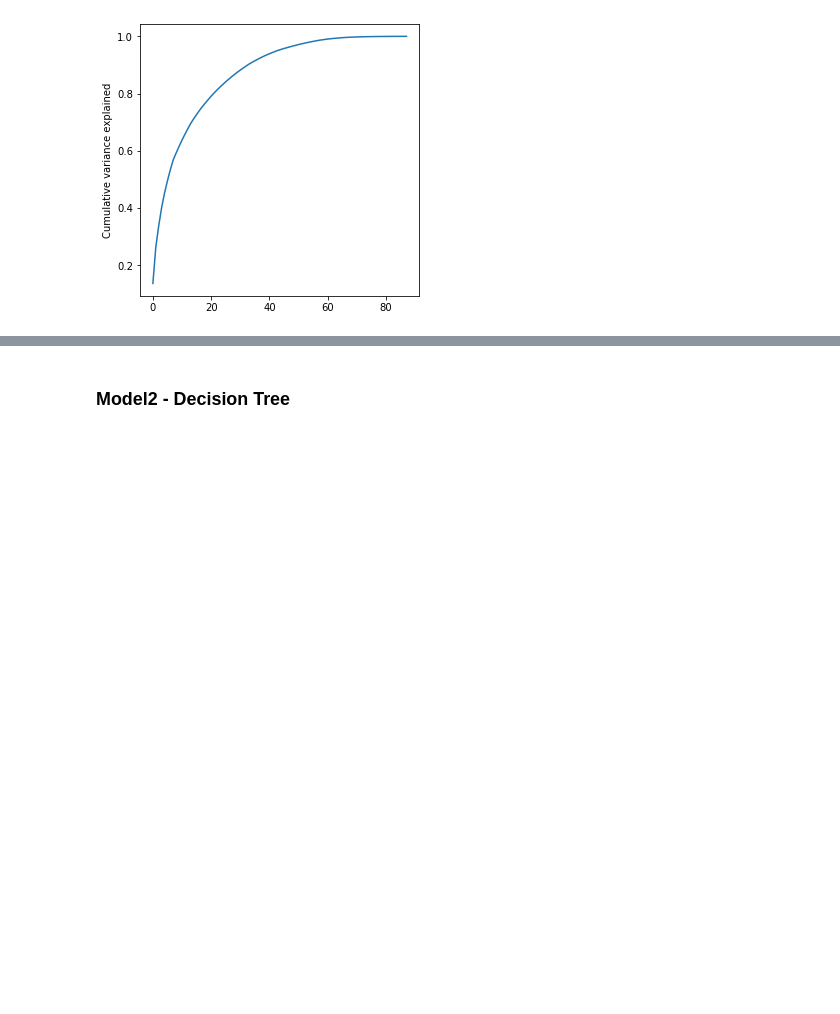
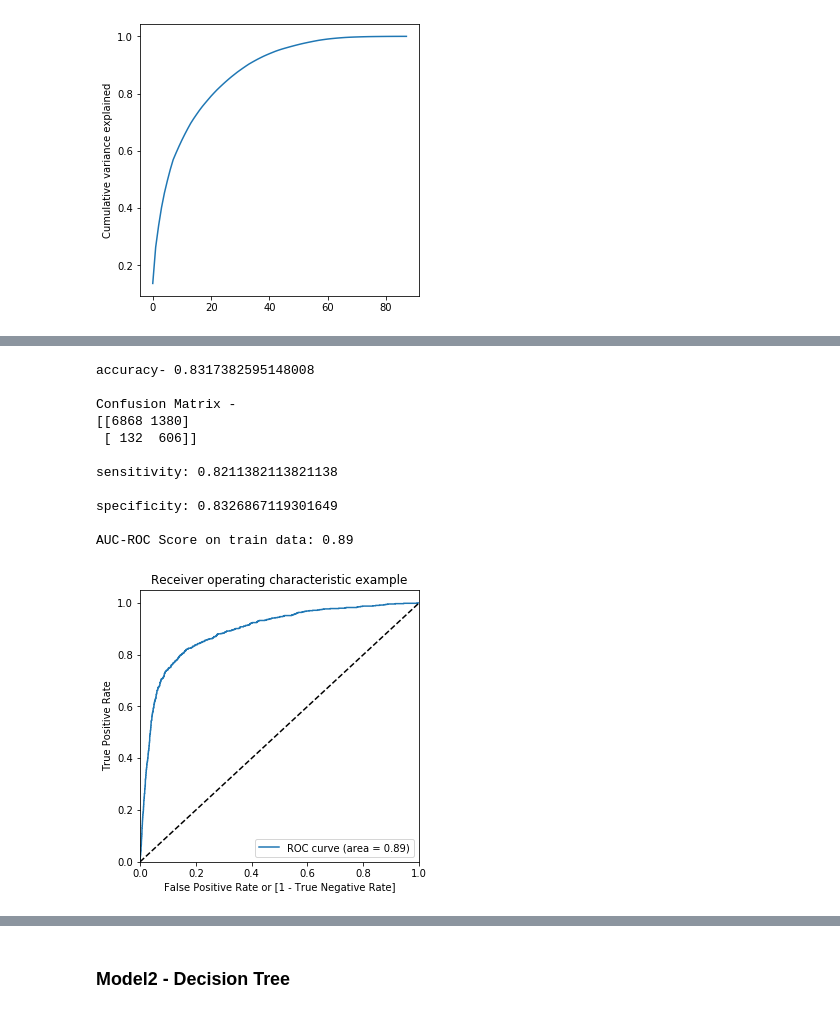
Before and after one commit to kartik173/Telecom_Churn_Predictions, a Jupyter notebook: Telecom_final.ipynb, the cells around one changed output, grey strips where cells are left out. Cells and saved outputs as stored; diff of their text form; code cells hidden in the pictures; blank space fills up the shorter version.

```diff
--- a/Telecom_final.ipynb
+++ b/Telecom_final.ipynb
@@ -898,0 +871,16 @@ __Tuning hyper parameter__
+# %%
+# Evaluate predictions of test data
+getScores(X_test, y_test, pipeline_log)
+# %% [output]
+accuracy- 0.8317382595148008
+
+Confusion Matrix -
+[[6868 1380]
+ [ 132  606]]
+
+sensitivity: 0.8211382113821138
+
+specificity: 0.8326867119301649
+
+AUC-ROC Score on train data: 0.89
+[figure, added]
```
Also changed, not shown: parts of 94 cells of this notebook.
